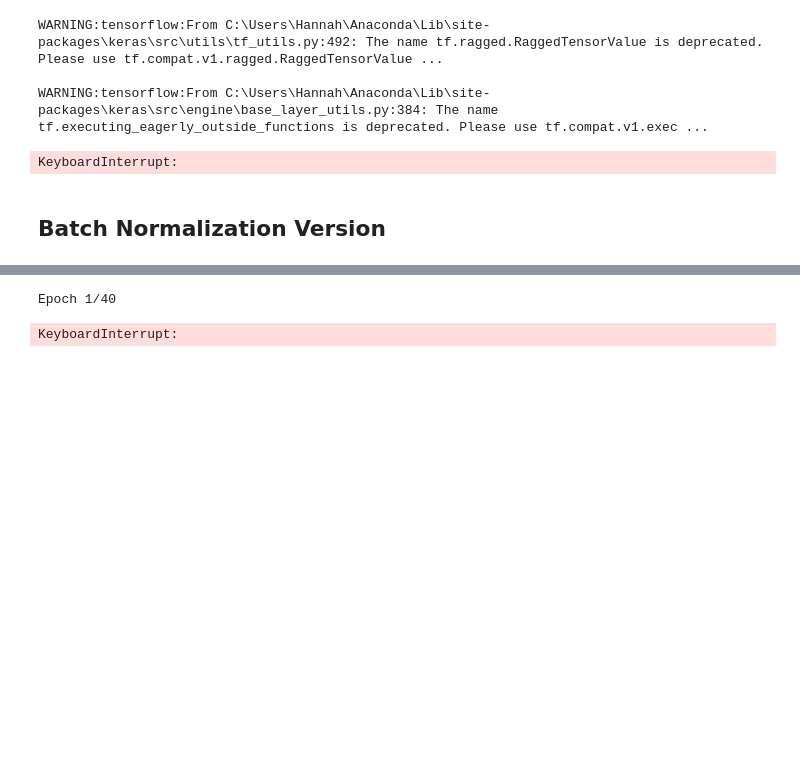
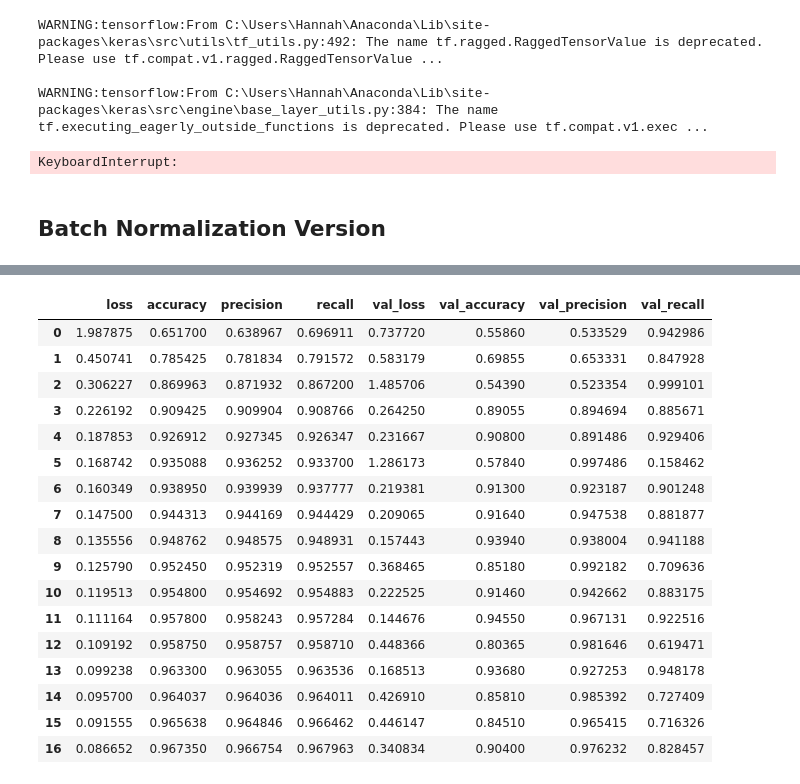
Before and after one commit to hsabraham28/mids_207_final_project, a Jupyter notebook: AlexNet.ipynb, the cells around one changed output, grey strips where cells are left out. Cells and saved outputs as stored; diff of their text form; code cells hidden in the pictures; blank space fills up the shorter version.

```diff
--- a/AlexNet.ipynb
+++ b/AlexNet.ipynb
@@ -165,15 +166,31 @@ es = EarlyStopping(monitor='val_accuracy', mode='max', patience=5,  restore_best
 # %%
 epochs = 40
 
 history = model.fit(
   train,
   validation_data=val,
   epochs=epochs,
-  verbose=3, callbacks=[es])
+  verbose=0, callbacks=[es])
 
 history = pd.DataFrame(history.history)
 display(history)
 # %% [output]
-Epoch 1/40
-KeyboardInterrupt:
+|  | loss | accuracy | precision | recall | val_loss | val_accuracy | val_precision | val_recall |
+| 0 | 1.987875 | 0.651700 | 0.638967 | 0.696911 | 0.737720 | 0.55860 | 0.533529 | 0.942986 |
+| 1 | 0.450741 | 0.785425 | 0.781834 | 0.791572 | 0.583179 | 0.69855 | 0.653331 | 0.847928 |
+| 2 | 0.306227 | 0.869963 | 0.871932 | 0.867200 | 1.485706 | 0.54390 | 0.523354 | 0.999101 |
+| 3 | 0.226192 | 0.909425 | 0.909904 | 0.908766 | 0.264250 | 0.89055 | 0.894694 | 0.885671 |
+| 4 | 0.187853 | 0.926912 | 0.927345 | 0.926347 | 0.231667 | 0.90800 | 0.891486 | 0.929406 |
+| 5 | 0.168742 | 0.935088 | 0.936252 | 0.933700 | 1.286173 | 0.57840 | 0.997486 | 0.158462 |
+| 6 | 0.160349 | 0.938950 | 0.939939 | 0.937777 | 0.219381 | 0.91300 | 0.923187 | 0.901248 |
+| 7 | 0.147500 | 0.944313 | 0.944169 | 0.944429 | 0.209065 | 0.91640 | 0.947538 | 0.881877 |
+| 8 | 0.135556 | 0.948762 | 0.948575 | 0.948931 | 0.157443 | 0.93940 | 0.938004 | 0.941188 |
+| 9 | 0.125790 | 0.952450 | 0.952319 | 0.952557 | 0.368465 | 0.85180 | 0.992182 | 0.709636 |
+| 10 | 0.119513 | 0.954800 | 0.954692 | 0.954883 | 0.222525 | 0.91460 | 0.942662 | 0.883175 |
+| 11 | 0.111164 | 0.957800 | 0.958243 | 0.957284 | 0.144676 | 0.94550 | 0.967131 | 0.922516 |
+| 12 | 0.109192 | 0.958750 | 0.958757 | 0.958710 | 0.448366 | 0.80365 | 0.981646 | 0.619471 |
+| 13 | 0.099238 | 0.963300 | 0.963055 | 0.963536 | 0.168513 | 0.93680 | 0.927253 | 0.948178 |
+| 14 | 0.095700 | 0.964037 | 0.964036 | 0.964011 | 0.426910 | 0.85810 | 0.985392 | 0.727409 |
+| 15 | 0.091555 | 0.965638 | 0.964846 | 0.966462 | 0.446147 | 0.84510 | 0.965415 | 0.716326 |
+| 16 | 0.086652 | 0.967350 | 0.966754 | 0.967963 | 0.340834 | 0.90400 | 0.976232 | 0.828457 |
 # %%
```
Also changed, not shown: parts of 6 cells of this notebook.
